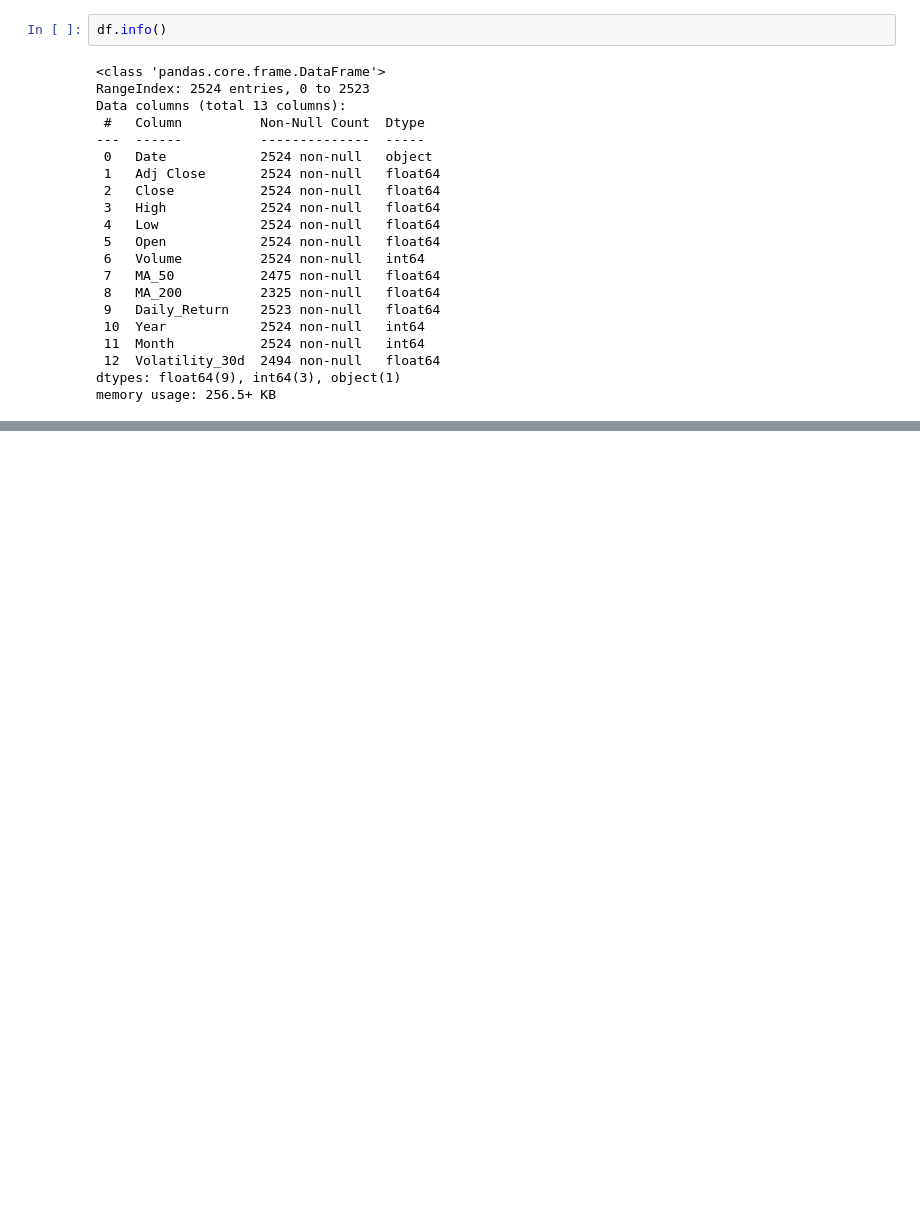
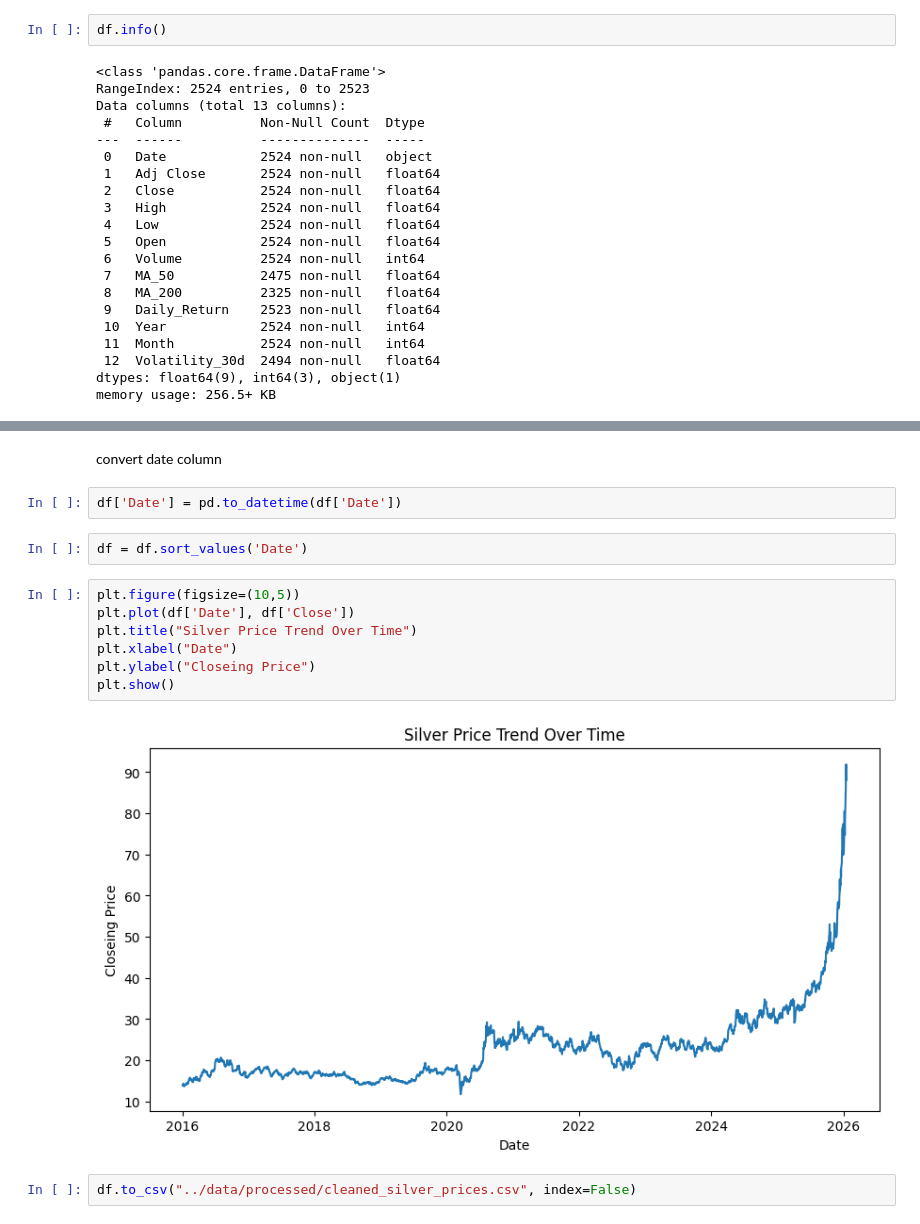
Before and after one commit to vatssahil01/Silver-Price-Prediction-ML, a Jupyter notebook: notebooks/01_data_exploration.ipynb, the cells around one changed output, grey strips where cells are left out. Saved outputs shown, nothing was run; the diff lists cells and outputs as text; blank space fills up the shorter version.

Commit message:
cleaned_data

```diff
--- a/notebooks/01_data_exploration.ipynb
+++ b/notebooks/01_data_exploration.ipynb
@@ -42,0 +84,17 @@ memory usage: 256.5+ KB
+# %% [markdown]
+convert date column
+# %%
+df['Date'] = pd.to_datetime(df['Date'])
+# %%
+df = df.sort_values('Date')
+# %%
+plt.figure(figsize=(10,5))
+plt.plot(df['Date'], df['Close'])
+plt.title("Silver Price Trend Over Time")
+plt.xlabel("Date")
+plt.ylabel("Closeing Price")
+plt.show()
+# %% [output]
+[figure, added]
+# %%
+df.to_csv("../data/processed/cleaned_silver_prices.csv", index=False)
```
Also changed, not shown: parts of 18 cells of this notebook, 1 other file.
